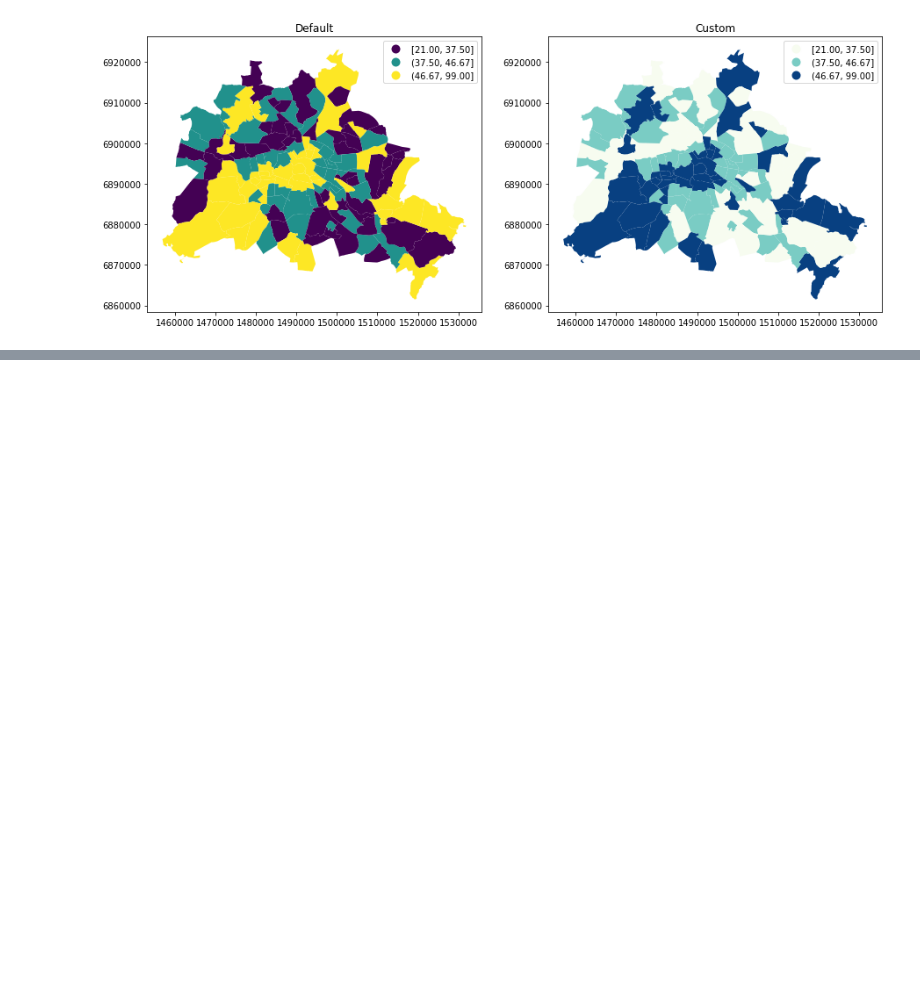
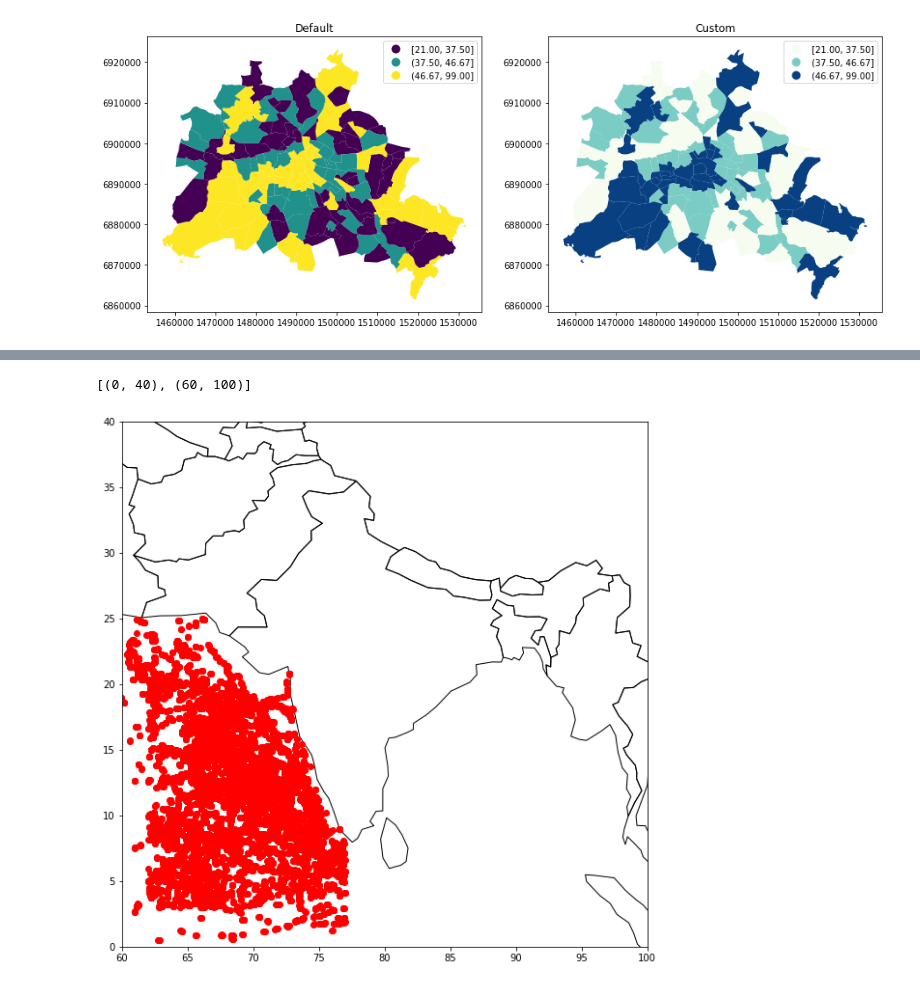
Before and after one commit to mukesh527/SST-Prediction, a Jupyter notebook: SST-predictions.ipynb, the cells around one changed output, grey strips where cells are left out. Drawn from its saved outputs; the diff is of its cells as text; code cells hidden in the pictures; blank space fills up the shorter version.

```diff
--- a/SST-predictions.ipynb
+++ b/SST-predictions.ipynb
@@ -426,0 +429,3 @@ Text(0.5, 1, 'Custom')
+# %%
+data=pd.read_csv('AS_results_training.csv')
+data
@@ -426,0 +446,7 @@ Text(0.5, 1, 'Custom')
+# %%
+data['geom']=list(zip(data['Long'],data['Lat']))
+# %%
+data['geom']=data['geom'].apply(Point)
+# %%
+gdf=gpd.GeoDataFrame(data,geometry='geom')
+gdf
@@ -426,0 +467,7 @@ Text(0.5, 1, 'Custom')
+# %%
+ax = countries.plot(edgecolor='k', facecolor='none', figsize=(10, 10))
+gdf.plot(ax=ax,facecolor='red')
+ax.set(xlim=(60, 100), ylim=(0, 40))
+# %% [output]
+[(0, 40), (60, 100)]
+[figure, added]
```
Also changed, not shown: parts of 5 cells of this notebook.
